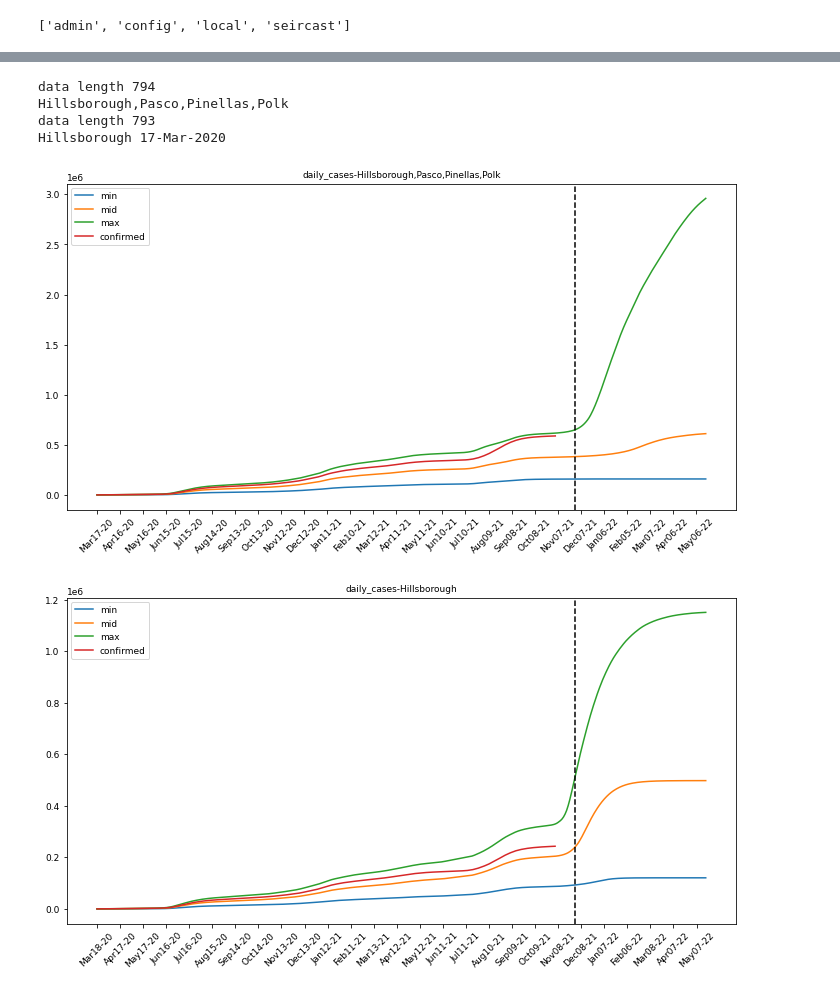
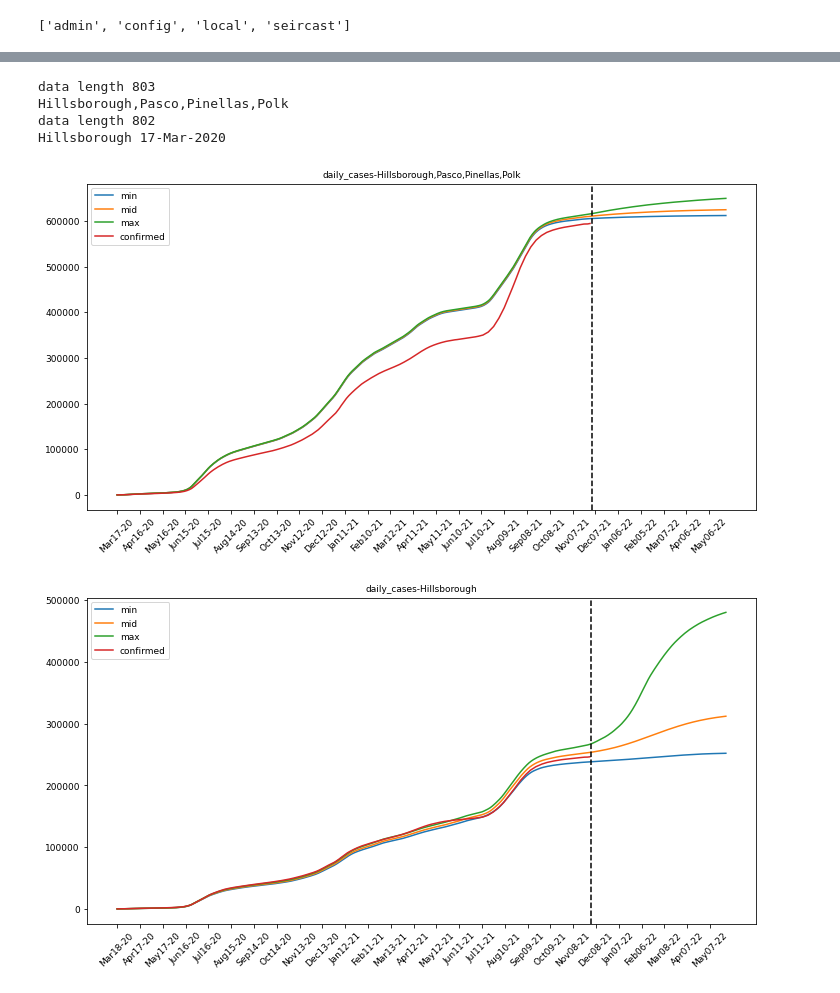
Before and after one commit to EdwinMichaelLab/mongodb-read-and-plot, a Jupyter notebook: mongodb-read-data-and-plot.ipynb, the cells around one changed output, grey strips where cells are left out. Cells and saved outputs as stored; diff of their text form; code cells hidden in the pictures.

Commit message:
updated with 12-01 sim data and other ongoing map test

```diff
--- a/mongodb-read-data-and-plot.ipynb
+++ b/mongodb-read-data-and-plot.ipynb
@@ -37,6 +35,7 @@ def accumu(lis):
 # %%
 mydb = myclient["seircast"]
-mycol = mydb["fl-counties-1122-2021"]
+#mycol = mydb["fl-counties-1122-2021"]
+mycol = mydb["fl-counties-1201-2021"]
 mydoc = mycol.find({"State":"Florida"})
 
 now = datetime.now() # current date and time
@@ -73,34 +72,34 @@ for x in mydoc:
         max_data = list(accumu(max_data))
         #deaths = list(accumu(deaths))
 
         start_date=x["start_date"]
         sdate_obj = datetime.strptime(start_date, "%d-%b-%Y")
         days=[]
         for d in range(len(data)):
             dd = sdate_obj+timedelta(days=d)
             #dd = dd.strftime("%d-%b-%Y") # 17-Mar-2020
             #dd = dd.strftime("%m%d-%y") # 0317-20
             dd = dd.strftime("%b%d-%y") # 0317-20
             days.append(dd)
             #print(dd)
 
         fig2, ax2 = plt.subplots(figsize=(12,6))
 
         ax2.plot(days, min_data, label="min")
         ax2.plot(days, mid_data, label="mid")
         ax2.plot(days, max_data, label="max")
         ax2.plot(days[:len(confirmed)], confirmed, label="confirmed")
         #ax2.plot(days[:len(deaths)], deaths, label="deaths")
 
         ax2.set_title(label+'-'+x["Locations"])
         plt.axvline(x=current_date, color='k', linestyle='--') # draw vertical line on current date
         plt.xticks(np.arange(0, len(days)+1, 30))
         plt.xticks(rotation=45)
         ax2.legend(loc=2); # upper left corner
 # %% [output]
-data length 794
+data length 803
 Hillsborough,Pasco,Pinellas,Polk
-data length 793
+data length 802
 Hillsborough 17-Mar-2020
-[figure, old version]
+[figure, new version]
-[figure, old version]
+[figure, new version]
```
Also changed, not shown: parts of 17 cells of this notebook, 1 other file.
